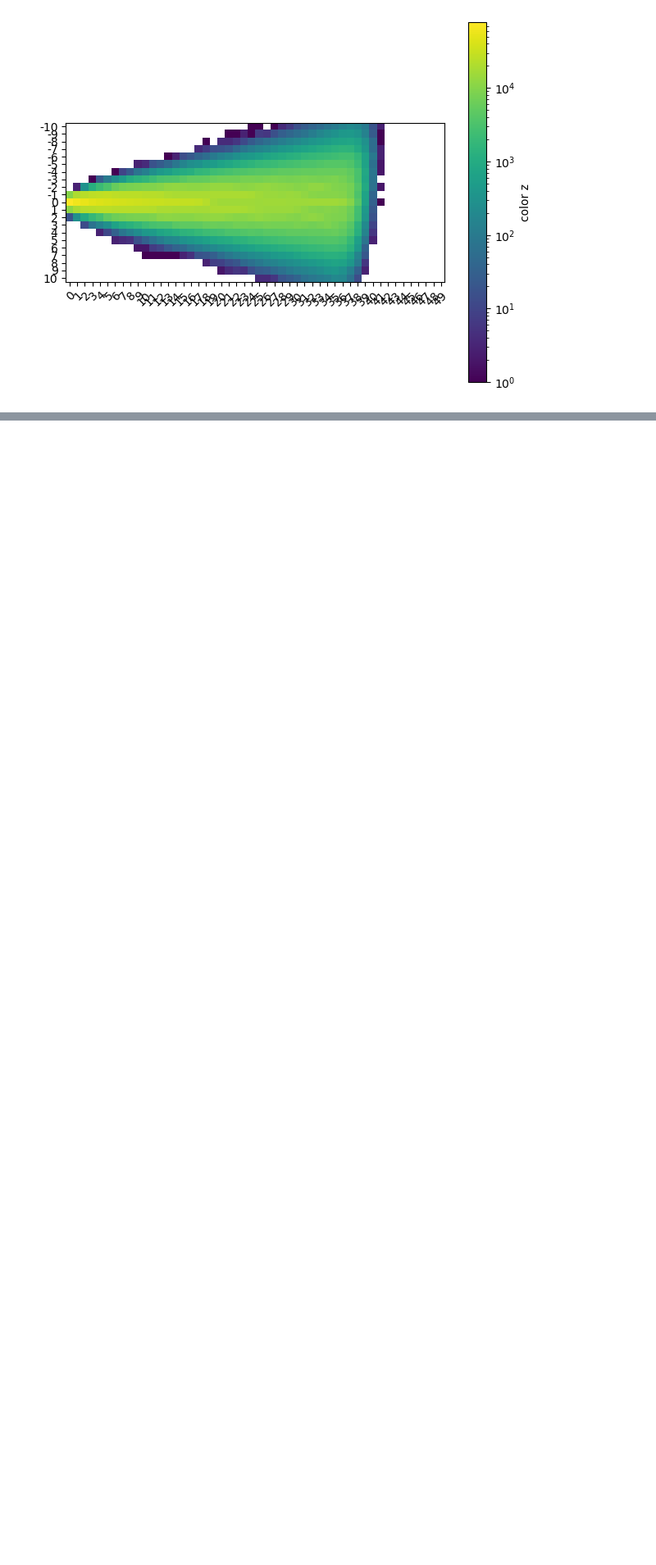
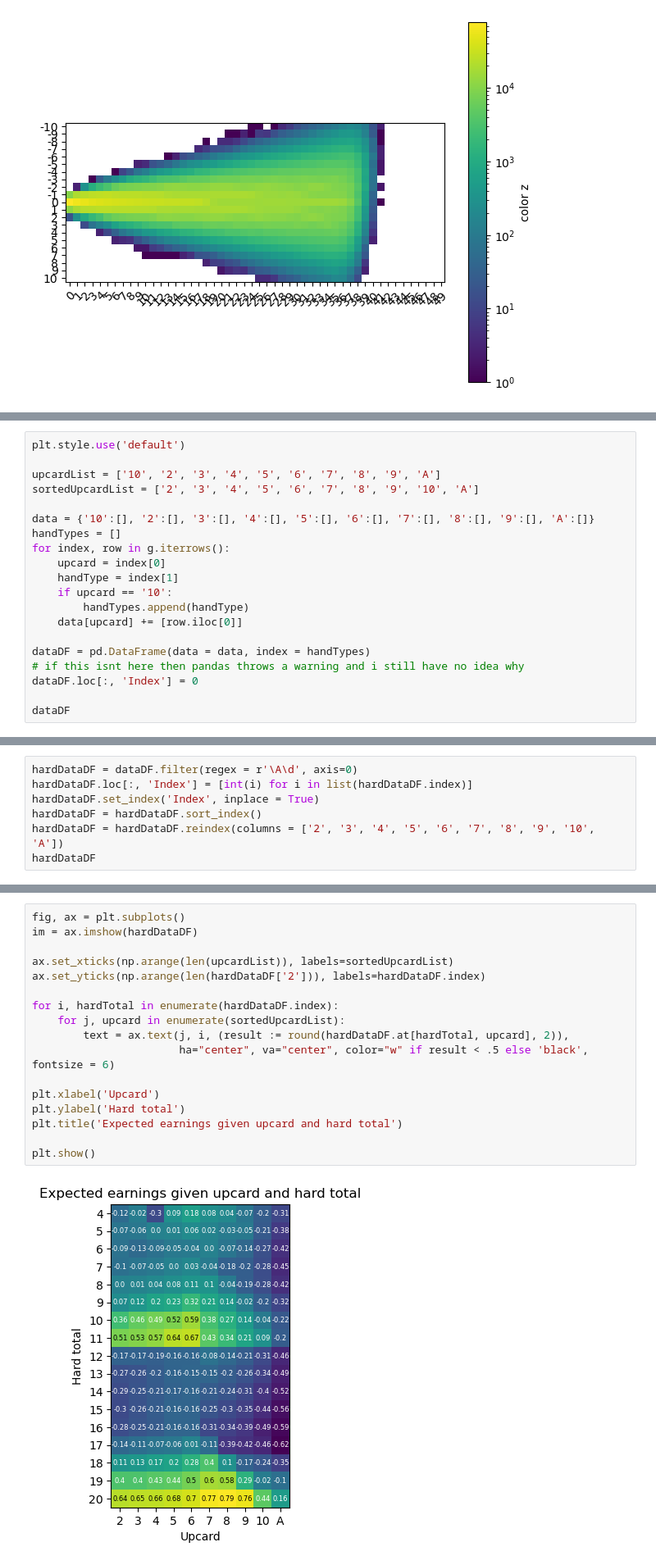
Before and after one commit to snaphap/blackjack-probabilities, a Jupyter notebook: blackjack probabilities/biggles.ipynb, the cells around one changed output, grey strips where cells are left out. Shown at 82% size. Cells and saved outputs as stored; diff of their text form; blank space fills up the shorter version.

```diff
--- a/blackjack probabilities/biggles.ipynb
+++ b/blackjack probabilities/biggles.ipynb
@@ -586,0 +616,20 @@ plt.show()
+# %%
+plt.style.use('default')
+
+upcardList = ['10', '2', '3', '4', '5', '6', '7', '8', '9', 'A']
+sortedUpcardList = ['2', '3', '4', '5', '6', '7', '8', '9', '10', 'A']
+
+data = {'10':[], '2':[], '3':[], '4':[], '5':[], '6':[], '7':[], '8':[], '9':[], 'A':[]}
+handTypes = []
+for index, row in g.iterrows():
+    upcard = index[0]
+    handType = index[1]
+    if upcard == '10':
+        handTypes.append(handType)
+    data[upcard] += [row.iloc[0]]
+
+dataDF = pd.DataFrame(data = data, index = handTypes)
+# if this isnt here then pandas throws a warning and i still have no idea why
+dataDF.loc[:, 'Index'] = 0
+
+dataDF
@@ -586,0 +654,7 @@ plt.show()
+# %%
+hardDataDF = dataDF.filter(regex = r'\A\d', axis=0)
+hardDataDF.loc[:, 'Index'] = [int(i) for i in list(hardDataDF.index)]
+hardDataDF.set_index('Index', inplace = True)
+hardDataDF = hardDataDF.sort_index()
+hardDataDF = hardDataDF.reindex(columns = ['2', '3', '4', '5', '6', '7', '8', '9', '10', 'A'])
+hardDataDF
@@ -586,0 +681,19 @@ plt.show()
+# %%
+fig, ax = plt.subplots()
+im = ax.imshow(hardDataDF)
+
+ax.set_xticks(np.arange(len(upcardList)), labels=sortedUpcardList)
+ax.set_yticks(np.arange(len(hardDataDF['2'])), labels=hardDataDF.index)
+
+for i, hardTotal in enumerate(hardDataDF.index):
+    for j, upcard in enumerate(sortedUpcardList):
+        text = ax.text(j, i, (result := round(hardDataDF.at[hardTotal, upcard], 2)),
+                       ha="center", va="center", color="w" if result < .5 else 'black', fontsize = 6)
+
+plt.xlabel('Upcard')
+plt.ylabel('Hard total')
+plt.title('Expected earnings given upcard and hard total')
+
+plt.show()
+# %% [output]
+[figure, added]
```
Also changed, not shown: parts of 12 cells of this notebook, 18 other files.
